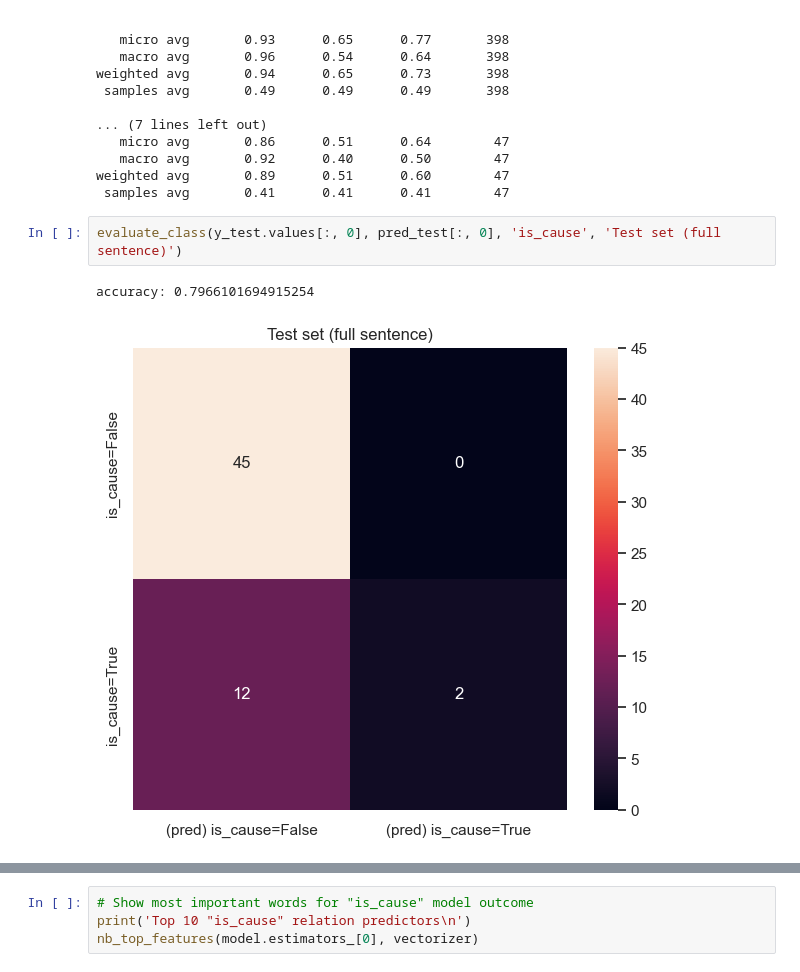
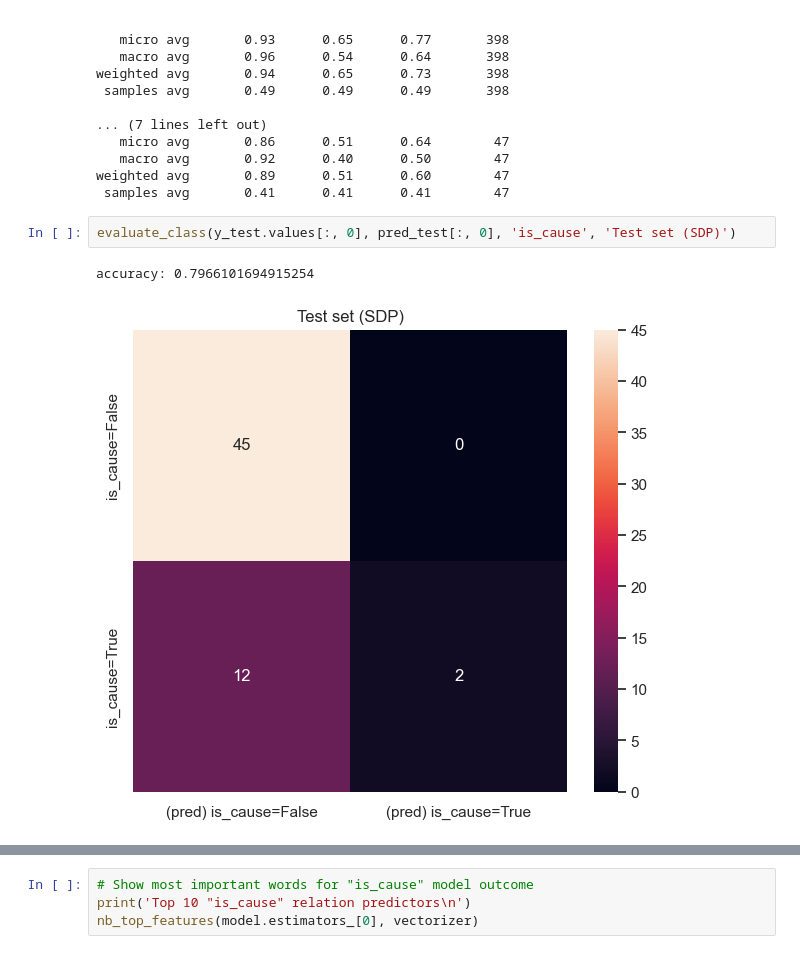
Before and after one commit to anaterovic/NLP, a Jupyter notebook: docs/milestone1.ipynb, the cells around one changed output, grey strips where cells are left out. Drawn from its saved outputs; the diff is of its cells as text.

```diff
--- a/docs/milestone1.ipynb
+++ b/docs/milestone1.ipynb
@@ -413,8 +413,8 @@ weighted avg       0.94      0.65      0.73       398
 weighted avg       0.89      0.51      0.60        47
  samples avg       0.41      0.41      0.41        47
 # %%
-evaluate_class(y_test.values[:, 0], pred_test[:, 0], 'is_cause', 'Test set (full sentence)')
+evaluate_class(y_test.values[:, 0], pred_test[:, 0], 'is_cause', 'Test set (SDP)')
 # %% [output]
 accuracy: 0.7966101694915254
-[figure, old version]
+[figure, new version]
 # %%
```
Also changed, not shown: parts of 1 cell of this notebook.
